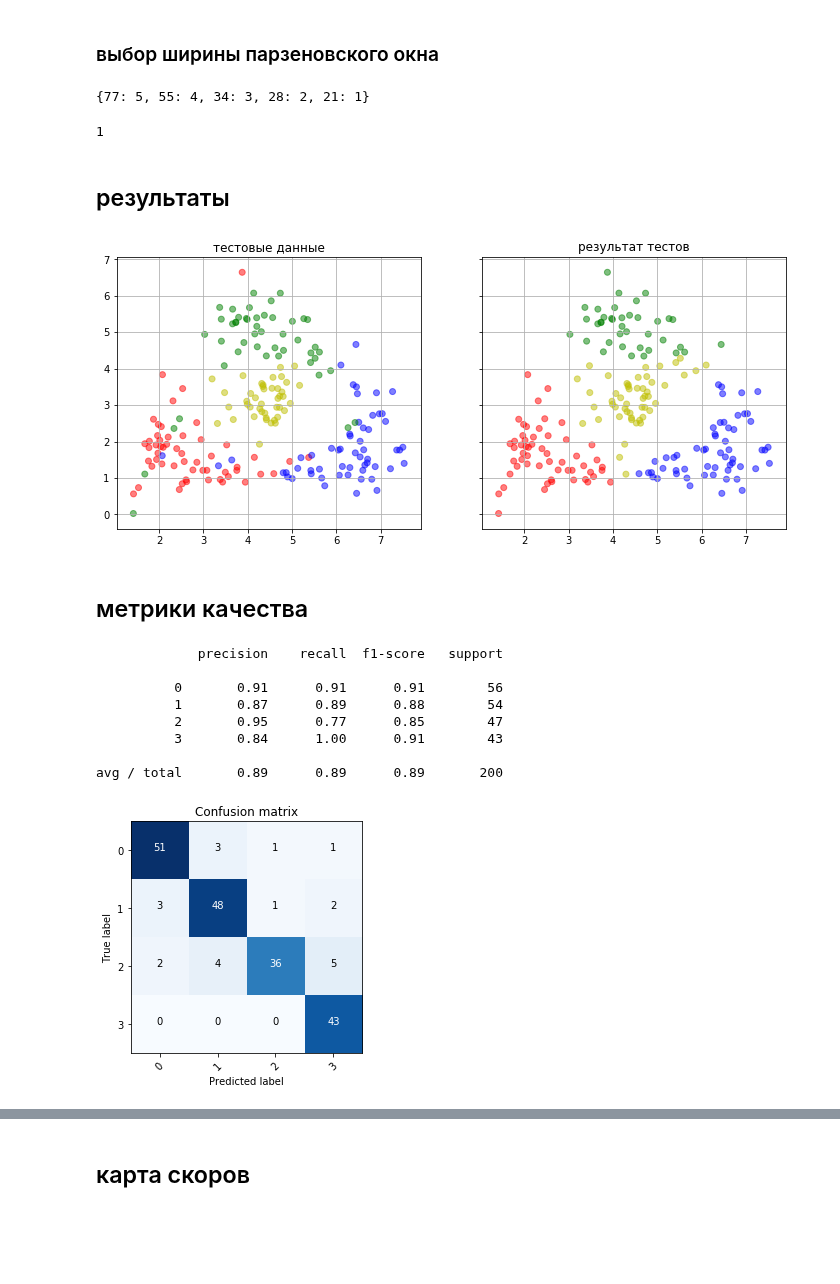
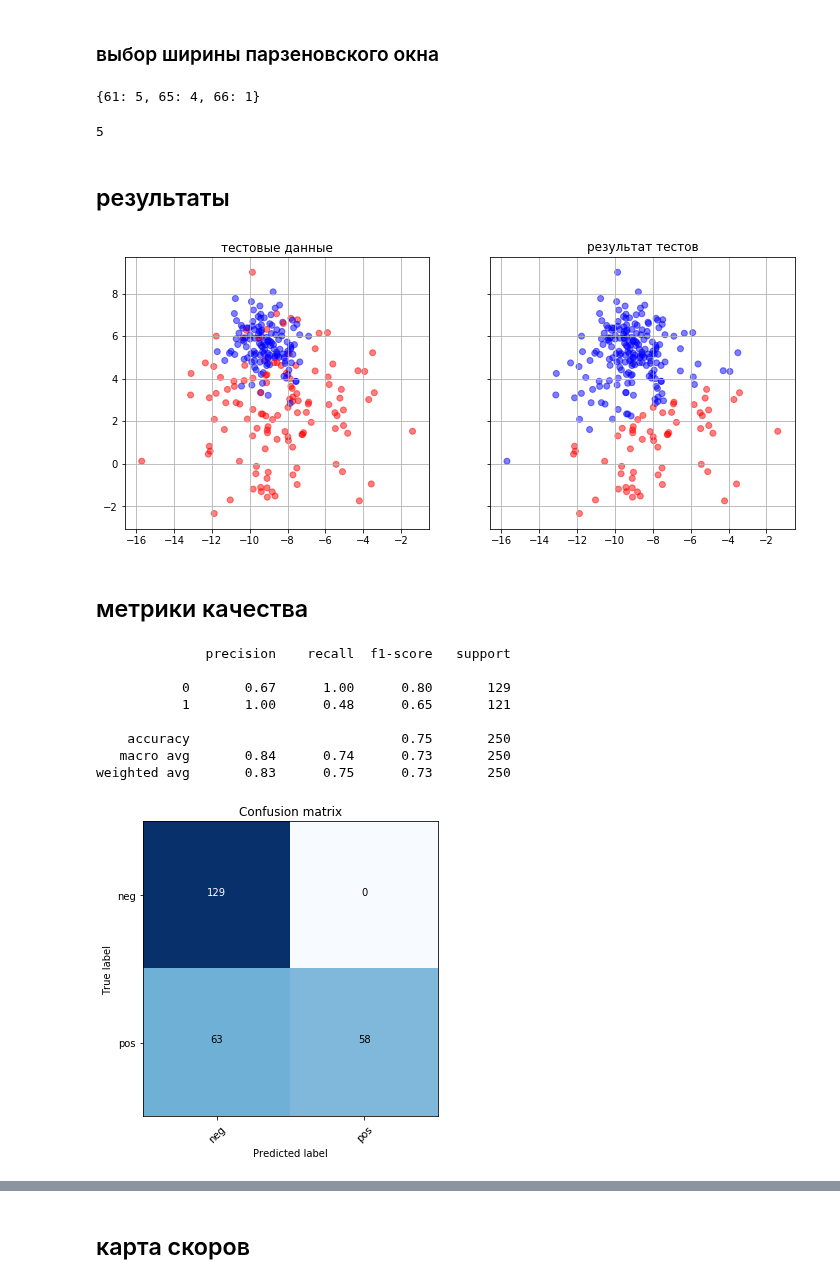
Before and after one commit to mechanoid5/ml_lectorium_legacy, a Jupyter notebook: examples/11-bayes/01-parzen.ipynb, the cells around one changed output, grey strips where cells are left out. Saved outputs shown, nothing was run; the diff lists cells and outputs as text; code cells hidden in the pictures; blank space fills up the shorter version.

```diff
--- a/examples/11-bayes/01-parzen.ipynb
+++ b/examples/11-bayes/01-parzen.ipynb
@@ -55,0 +29,3 @@ lmbd = [ 1.1, 1.1, 1.1, 1.11 ]  # коэффициент "цены" ошибки
+# %%
+n_samples = 500
+n_cls = 2
@@ -56,14 +36,14 @@ lmbd = [ 1.1, 1.1, 1.1, 1.11 ]  # коэффициент "цены" ошибки
+# %%
+from sklearn.datasets import make_blobs
+
+X,y = make_blobs(
+        n_samples=n_samples,
+        centers=n_cls,
+        random_state=get_seed(),
+        cluster_std=[1.0, 2.5,]
+    )
+
+
+lmbd = [ 1.1, 1.1, ]  # коэффициент "цены" ошибки
 # %% [markdown]
 ---
-# %%
-# собираем вместе
-X = np.vstack(data)
-
-n_cls = len(data) # количество классов
-
-# метки классов
-y = [ [i]*data[i].shape[0] for i in range(n_cls)]
-y = [ item for sublist in y for item in sublist ]
-y = np.asarray(y)
-
-X.shape, y.shape
@@ -177,11 +159,11 @@ h = er[min(er)]
 # %%
 er
 # %% [output]
-{77: 5, 55: 4, 34: 3, 28: 2, 21: 1}
+{61: 5, 65: 4, 66: 1}
 # %%
 h
 # %% [output]
-1
+5
 # %% [markdown]
 ##  результаты
 # %%
@@ -202,19 +184,19 @@ axarr[1].grid()
 
 plt.show()
 # %% [output]
-[figure, old version]
+[figure, new version]
 # %% [markdown]
 ## метрики качества
 # %%
 print( classification_report(y_test,o) )
 # %% [output]
-             precision    recall  f1-score   support
+              precision    recall  f1-score   support
 
-          0       0.91      0.91      0.91        56
-          1       0.87      0.89      0.88        54
-          2       0.95      0.77      0.85        47
-          3       0.84      1.00      0.91        43
+           0       0.67      1.00      0.80       129
+           1       1.00      0.48      0.65       121
 
-avg / total       0.89      0.89      0.89       200
+    accuracy                           0.75       250
+   macro avg       0.84      0.74      0.73       250
+weighted avg       0.83      0.75      0.73       250
 # %%
 cm = confusion_matrix(y_test,o)
@@ -221,28 +204,30 @@ cm = confusion_matrix(y_test,o)
 # %%
+classes = ['neg','pos']  if n_cls<3 else list(range(n_cls))
+tick_marks = np.arange(len(classes))
+
+plt.figure(figsize=(5,5))
+
+
+plt.xticks(tick_marks, classes, rotation=45)
+plt.yticks(tick_marks, classes)
 plt.imshow(cm, interpolation='nearest', cmap=plt.cm.Blues)
 
 plt.title('Confusion matrix')
 
-# plt.colorbar()
-
-classes = ['neg','pos'] if n_cls<3 else list(range(n_cls))
-
-tick_marks = np.arange(len(classes))
-plt.xticks(tick_marks, classes, rotation=45)
-plt.yticks(tick_marks, classes)
+# # plt.colorbar()
 
 thresh = cm.max() / 2.
 for i, j in itertools.product(range(cm.shape[0]), range(cm.shape[1])):
     plt.text(j, i, format(cm[i, j], 'd'),
              horizontalalignment="center",
              color="white" if cm[i, j] > thresh else "black")
 
 plt.tight_layout()
 plt.ylabel('True label')
 plt.xlabel('Predicted label')
 plt.show()
 # %% [output]
-[figure, old version]
+[figure, new version]
 # %%
 if n_cls<3:
     fpr, tpr, thresholds = roc_curve( y_test, o )
```
Also changed, not shown: parts of 13 cells of this notebook, 5 other files.
